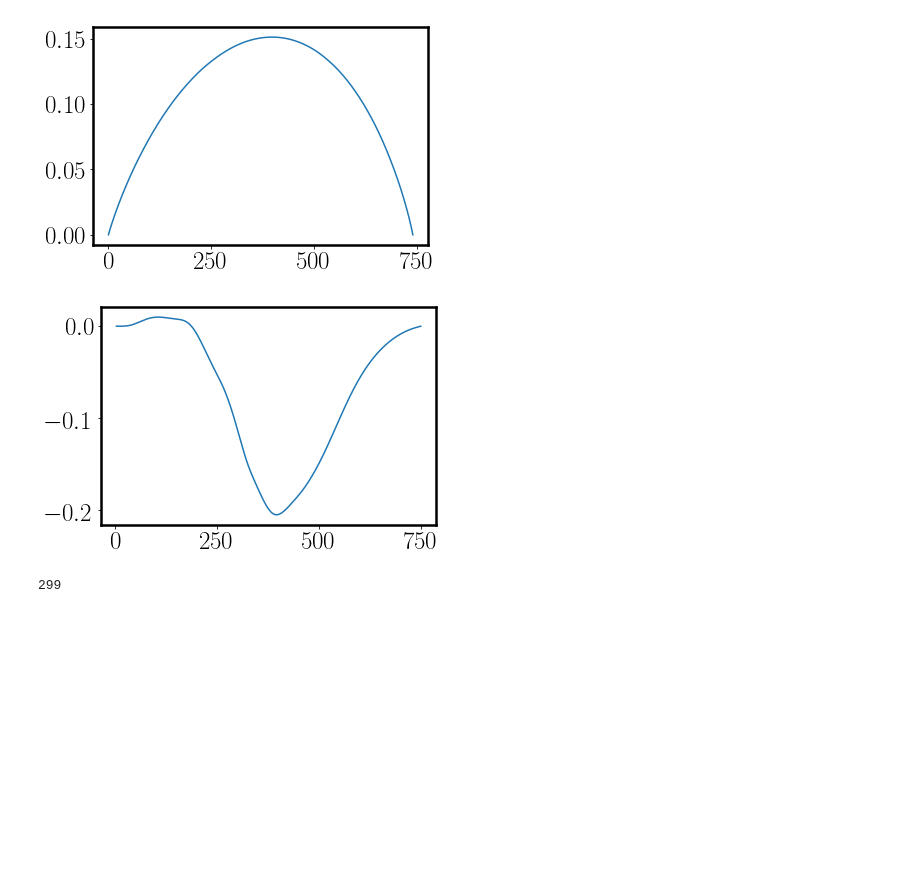
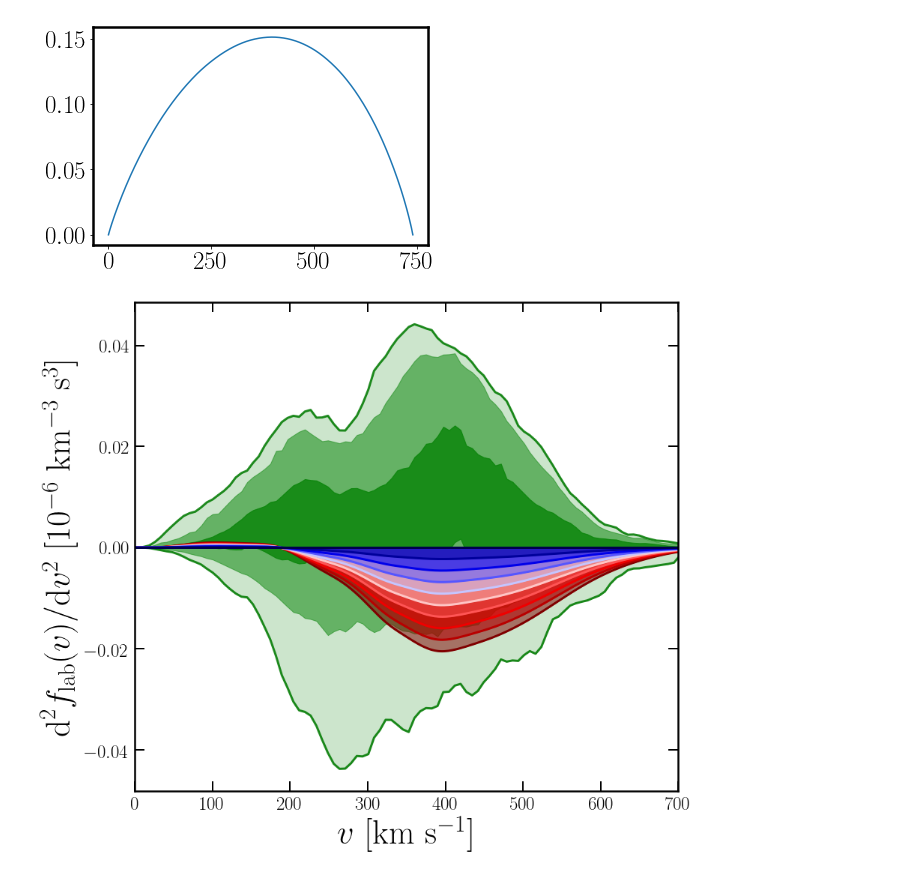
Before and after one commit to cajohare/DarkShards, a Jupyter notebook: code/Plot_sims.ipynb, the cells around one changed output. Drawn from its saved outputs; the diff is of its cells as text; code cells hidden in the pictures; blank space fills up the shorter version.

```diff
--- a/code/Plot_sims.ipynb
+++ b/code/Plot_sims.ipynb
@@ -313,14 +313,72 @@ plt.plot()
 plt.show()
 # %% [output]
 [figure]
-# %%
-cumf0 = cumtrapz(fv0,v)
-cumfs = cumtrapz(fvs,v)
-plt.plot(v[1:],cumfs-cumf0)
-plt.show()
-# %% [output]
-[figure, removed]
-# %%
-size(cumtrapz(fv0,v))
-# %% [output]
-299
+# %%
+nbins = 100
+cumh = zeros(shape=(200,nbins))
+hsum = zeros(shape=nbins+1)
+for i in range(0,200):
+    VL2 = loadtxt(fdir+'bubble_1kpc_200_'+str(i+1)+'.dat')+v_lab
+    vv = sqrt(sum(VL2**2.0,1))
+    H = histogram(vv,nbins+1,range=(0.0,vmax),normed=True)
+    vbins = H[1]
+    h1 = H[0]
+    vc = vbins[0:-1]+vbins[1]/2.0
+    cumh[i,:] = cumtrapz(h1,vc)
+    hsum += h1
+# %%
+# Figure setup
+xlab = r"$v$ [km s$^{-1}$]"
+ylab = r"$\textrm{d}^2f_{\rm lab}(v)/\textrm{d}v^2$ [$10^{-6}$ km$^{-3}$ s$^{3}$]"
+fig,ax = MySquarePlot(xlab,ylab)
+
+
+cumh_med = cumtrapz(hsum,vc)
+cumh_med /= cumh_med[-1]
+cum_diff = zeros(shape=(200,nbins))
+for i in range(0,200):
+    cum_diff[i,:] =  cumh[i,:]-cumh_med
+
+# VL2
+h95 = zeros(shape=(nbins,2))
+h68 = zeros(shape=(nbins,2))
+htot = zeros(shape=(nbins,2))
+hmin = 1.0/(1.0*nbins)
+for i in range(0,nbins):
+    fvals = (sort(cum_diff[:,i]))
+    minf = amin(fvals)
+    fvals -= minf
+    hvals = cumsum(fvals)
+    hvals = hvals/hvals[-1]
+    htot[i,0] = fvals[hvals>=0.0][0]+minf
+    h95[i,0] = fvals[hvals>0.05][0]+minf
+    h68[i,0] = fvals[hvals>0.32][0]+minf
+    h68[i,1]= fvals[hvals>0.68][0]+minf
+    h95[i,1] = fvals[hvals>0.95][0]+minf
+    htot[i,1] = fvals[hvals>=1.0][0]+minf
+
+plt.fill_between(vc[1:],htot[:,1],y2=htot[:,0],color='Green',alpha=0.2)
+plt.fill_between(vc[1:],h95[:,1],y2=h95[:,0],color='Green',alpha=0.5)
+plt.fill_between(vc[1:],h68[:,1],y2=h68[:,0],color='Green',alpha=0.75)
+plt.plot(vc[1:],amax(cum_diff,0),'-',lw=3,color='ForestGreen',zorder=0)
+plt.plot(vc[1:],amin(cum_diff,0),'-',lw=3,color='ForestGreen',zorder=0)
+
+
+
+cumf0 = cumtrapz(fv0,v)
+n_xi = 10
+xi_max = 0.1
+xi_vals = linspace(0.0,xi_max,n_xi)
+col = (cm.seismic(linspace(0,1,n_xi)))
+cmap = cm.seismic
+for j in range(0,n_xi):
+    i = n_xi-j-1
+    xi = xi_vals[i]
+    cumf1 = cumtrapz((1-xi)*fv0+xi*fvs,v)
+    ax.fill_between(v[1:],cumf1-cumf0,y2=0,color=col[i,:],alpha=0.5,zorder=1)
+    ax.plot(v[1:],cumf1-cumf0,'-',color=col[i,:],linewidth=3,zorder=2)
+
+ax.set_xlim([0,700])
+plt.show()
+# %% [output]
+[figure, added]
```
Also changed, not shown: parts of 1 cell of this notebook, 11 other files.
